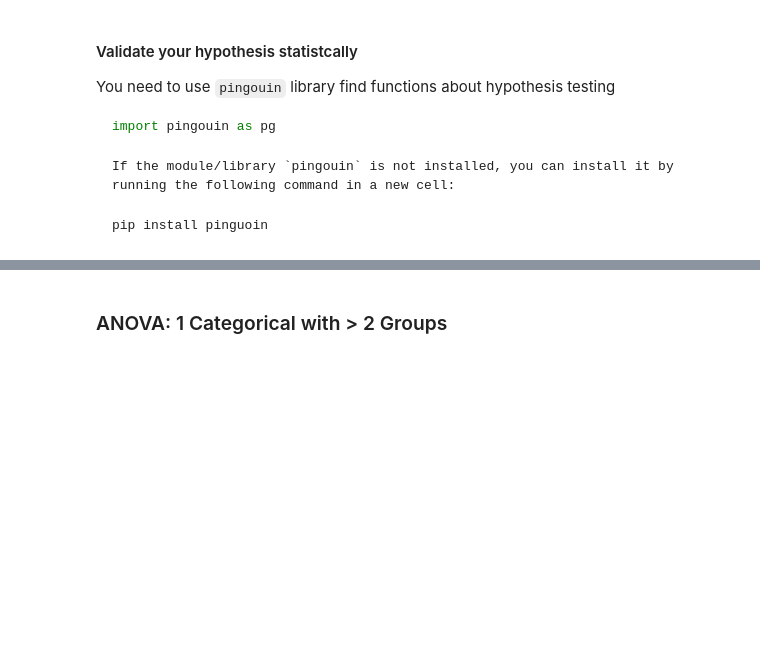
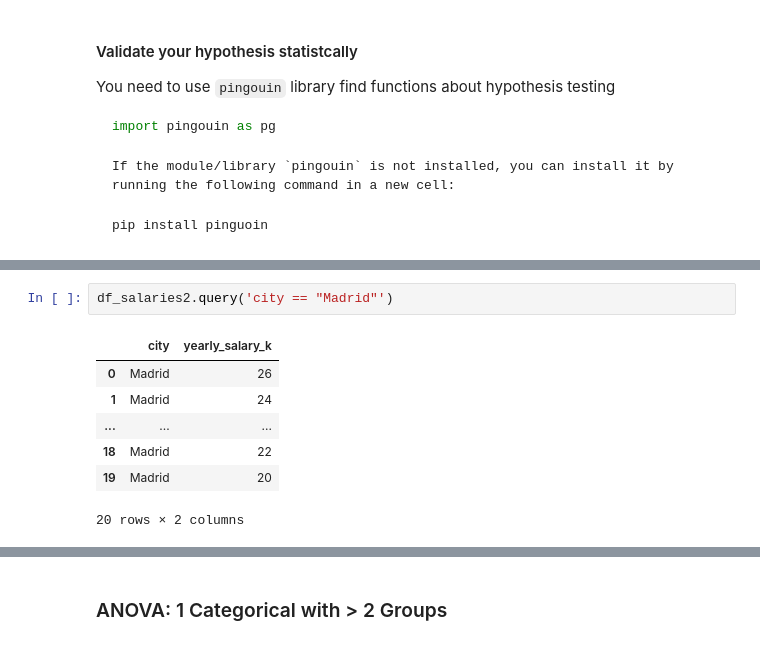
Before and after one commit to jsulopzs/course-resolving-python-data-analysis-visualization, a Jupyter notebook: 05_Data Analysis & Statistics/11_Hypothesis Testing/11A_Hypothesis.ipynb, the cells around one changed output, grey strips where cells are left out. Cells and saved outputs as stored; diff of their text form; blank space fills up the shorter version.

```diff
--- a/05_Data Analysis & Statistics/11_Hypothesis Testing/11A_Hypothesis.ipynb
+++ b/05_Data Analysis & Statistics/11_Hypothesis Testing/11A_Hypothesis.ipynb
@@ -39,0 +84,10 @@ pip install pinguoin
+# %%
+df_salaries2.query('city == "Madrid"')
+# %% [output]
+|  | city | yearly_salary_k |
+| 0 | Madrid | 26 |
+| 1 | Madrid | 24 |
+| ... | ... | ... |
+| 18 | Madrid | 22 |
+| 19 | Madrid | 20 |
+20 rows × 2 columns
```
Also changed, not shown: parts of 23 cells of this notebook, 5 other files.
